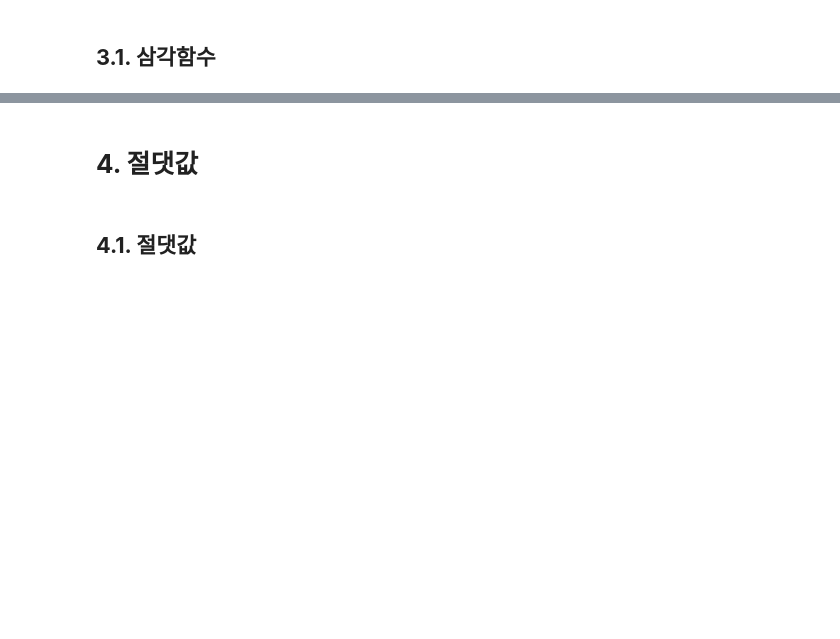
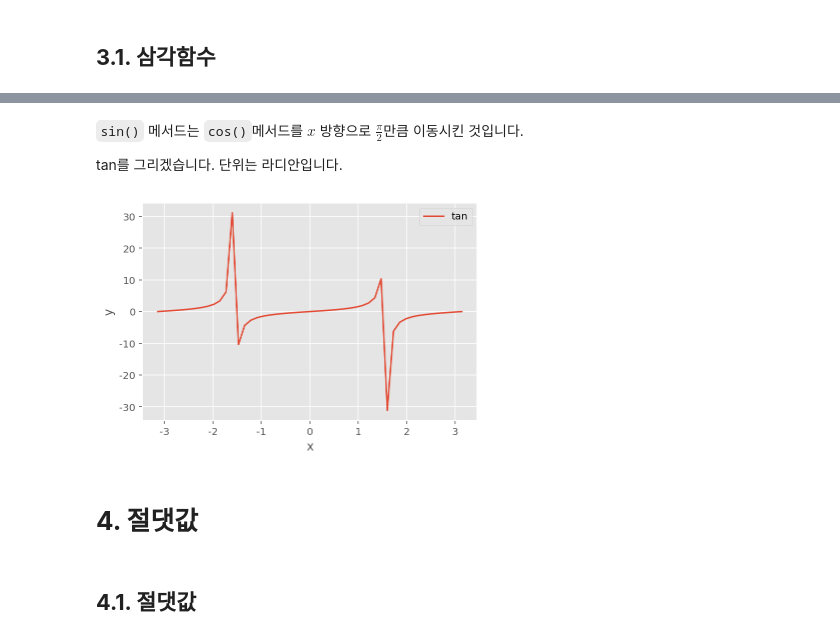
Before and after one commit to LeeSeungwon89/Artificial-intelligence-math, a Jupyter notebook: 1. 기초.ipynb, the cells around one changed output, grey strips where cells are left out. Drawn from its saved outputs; the diff is of its cells as text; code cells hidden in the pictures; blank space fills up the shorter version.

```diff
--- a/1. 기초.ipynb
+++ b/1. 기초.ipynb
@@ -79,3 +165,16 @@ $x$의 지수 중에 가장 큰 것은 $n$입니다.
+# %% [markdown]
+`sin()` 메서드는 `cos()`메서드를 $x$ 방향으로 $\frac{\pi}{2}$만큼 이동시킨 것입니다.
+
+tan를 그리겠습니다. 단위는 라디안입니다.
+# %%
+plt.plot(x, y_tan, label='tan')
+plt.xlabel('x')
+plt.ylabel('y')
+plt.legend()
+
+plt.show()
+# %% [output]
+[figure, added]
 # %% [markdown]
 # **4. 절댓값**
 # %% [markdown]
```
Also changed, not shown: parts of 7 cells of this notebook.
